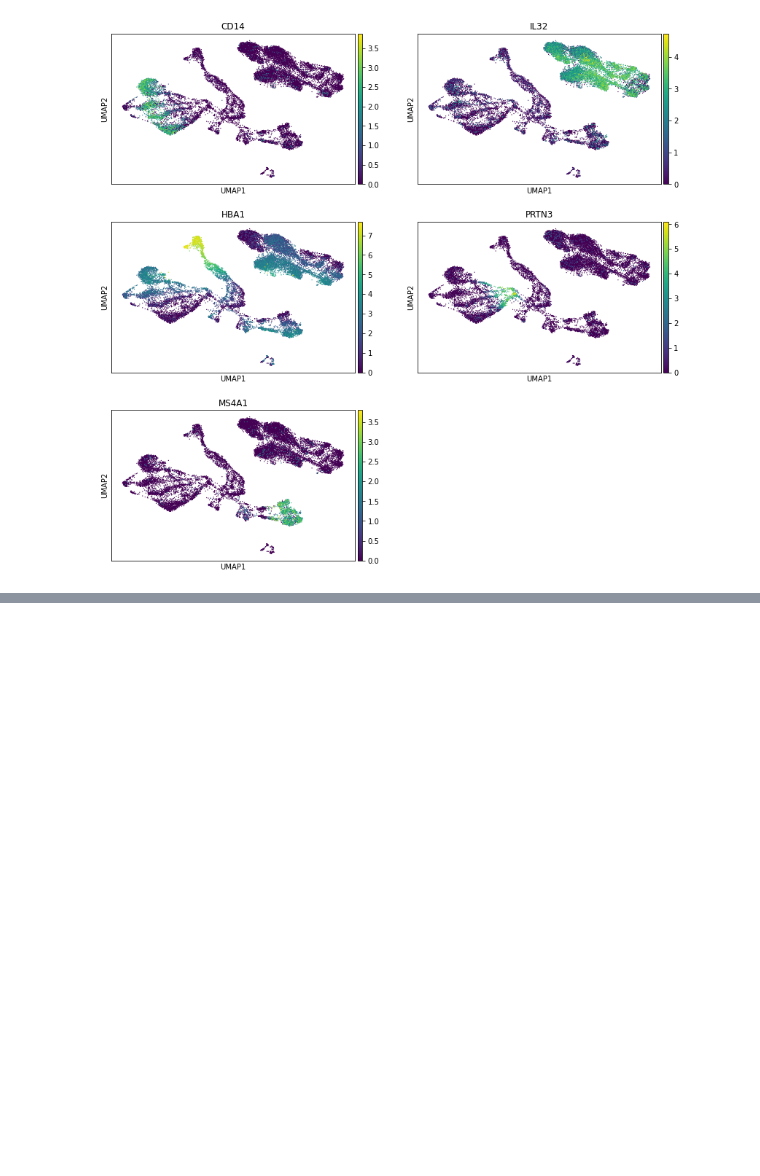
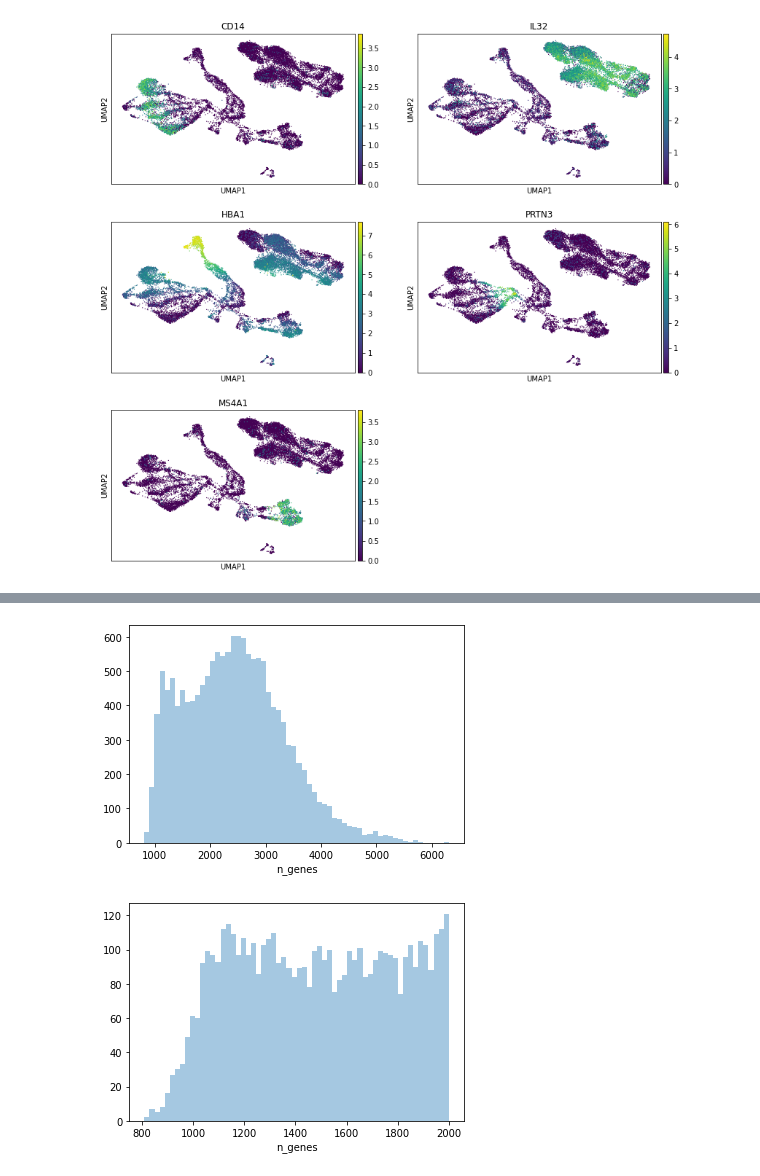
Before and after one commit to Sarah145/bone_marrow_analysis, a Jupyter notebook: notebooks/pre_processing_petti.ipynb, the cells around one changed output, grey strips where cells are left out. Saved outputs shown, nothing was run; the diff lists cells and outputs as text; code cells hidden in the pictures; blank space fills up the shorter version.

```diff
--- a/notebooks/pre_processing_petti.ipynb
+++ b/notebooks/pre_processing_petti.ipynb
@@ -551,0 +600,9 @@ adata.write('../data/petti/petti_healthy.h5ad')
+# %%
+# Filter cells according to identified QC thresholds:
+print('Total number of cells: {:d}'.format(adata.n_obs))
+
+sc.pp.filter_cells(adata, max_counts = 37000)
+print('Number of cells after max count filter: {:d}'.format(adata.n_obs))
+
+adata = adata[adata.obs['mt_frac'] < 0.5]
+print('Number of cells after MT filter: {:d}'.format(adata.n_obs))
@@ -551,0 +615,10 @@ adata.write('../data/petti/petti_healthy.h5ad')
+# %%
+#Thresholding decision: genes
+p6 = sb.distplot(adata.obs['n_genes'], kde=False, bins=60)
+plt.show()
+
+p7 = sb.distplot(adata.obs['n_genes'][adata.obs['n_genes'] < 2000], kde=False, bins=60)
+plt.show()
+# %% [output]
+[figure, added]
+[figure, added]
```
Also changed, not shown: parts of 49 cells of this notebook.
